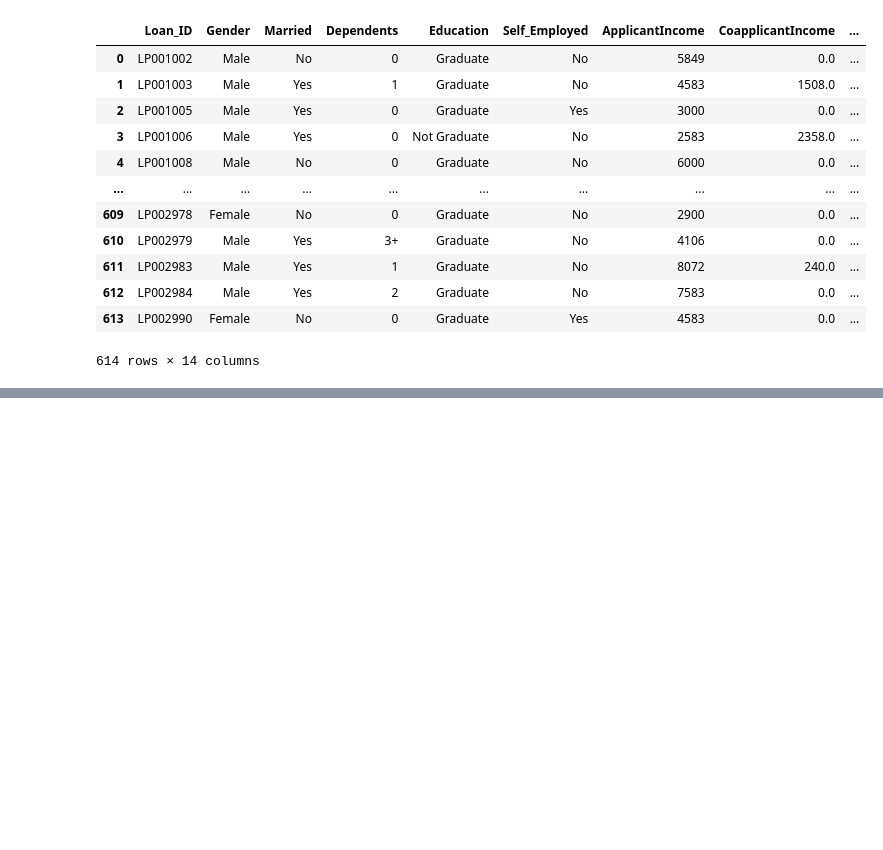
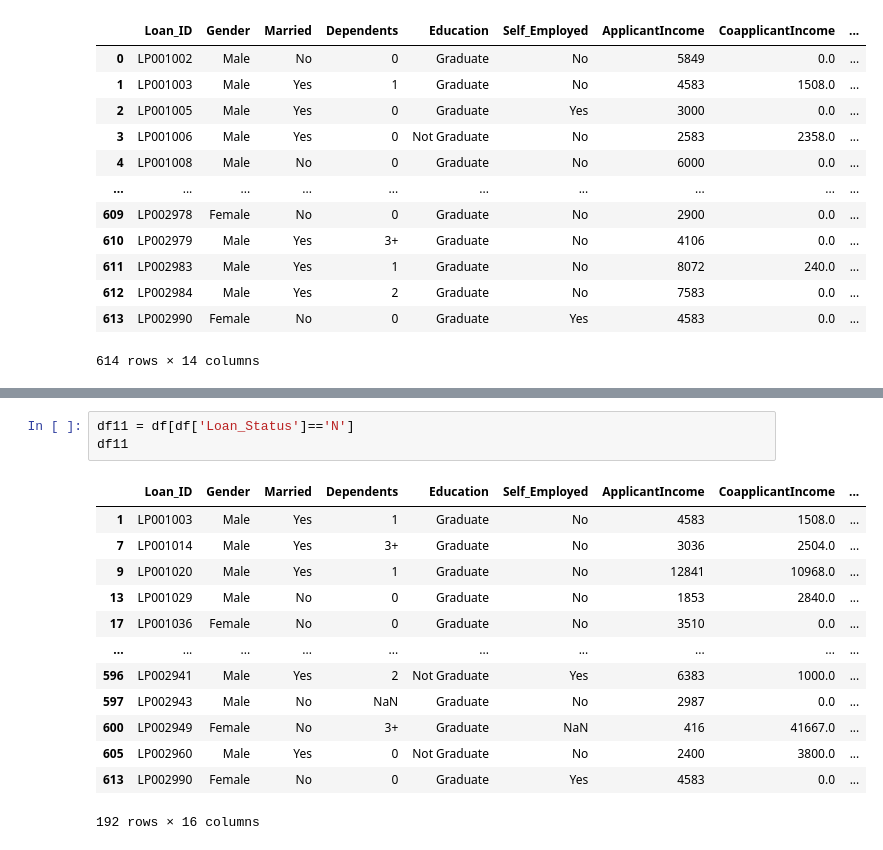
Before and after one commit to Rhy-Shah/DAV-Fundamentals, a Jupyter notebook: fe.ipynb, the cells around one changed output, grey strips where cells are left out. Saved outputs shown, nothing was run; the diff lists cells and outputs as text; blank space fills up the shorter version.

```diff
--- a/fe.ipynb
+++ b/fe.ipynb
@@ -442,0 +486,17 @@ m = (df['Married']=='No') & (df['Gender']=='Male') & (df['Education']=='Graduate
+# %%
+df11 = df[df['Loan_Status']=='N']
+df11
+# %% [output]
+|  | Loan_ID | Gender | Married | Dependents | Education | Self_Employed | ApplicantIncome | CoapplicantIncome | ... |
+| 1 | LP001003 | Male | Yes | 1 | Graduate | No | 4583 | 1508.0 | ... |
+| 7 | LP001014 | Male | Yes | 3+ | Graduate | No | 3036 | 2504.0 | ... |
+| 9 | LP001020 | Male | Yes | 1 | Graduate | No | 12841 | 10968.0 | ... |
+| 13 | LP001029 | Male | No | 0 | Graduate | No | 1853 | 2840.0 | ... |
+| 17 | LP001036 | Female | No | 0 | Graduate | No | 3510 | 0.0 | ... |
+| ... | ... | ... | ... | ... | ... | ... | ... | ... | ... |
+| 596 | LP002941 | Male | Yes | 2 | Not Graduate | Yes | 6383 | 1000.0 | ... |
+| 597 | LP002943 | Male | No | NaN | Graduate | No | 2987 | 0.0 | ... |
+| 600 | LP002949 | Female | No | 3+ | Graduate | NaN | 416 | 41667.0 | ... |
+| 605 | LP002960 | Male | Yes | 0 | Not Graduate | No | 2400 | 3800.0 | ... |
+| 613 | LP002990 | Female | No | 0 | Graduate | Yes | 4583 | 0.0 | ... |
+192 rows × 16 columns
```
Also changed, not shown: parts of 17 cells of this notebook.
